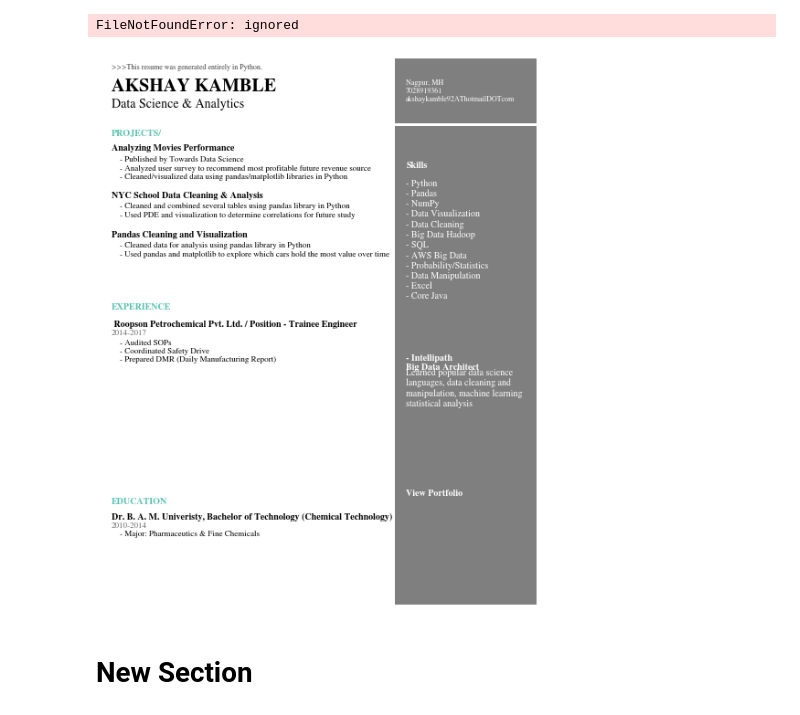
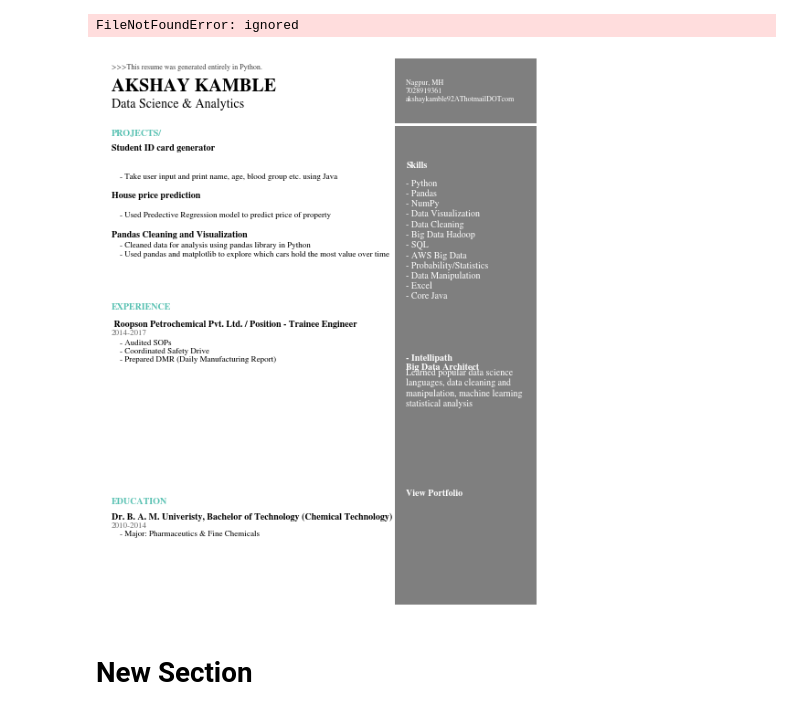
Before and after one commit to akkikam/akkikam, a Jupyter notebook: Resume(Python).ipynb, the cells around one changed output. Saved outputs shown, nothing was run; the diff lists cells and outputs as text; code cells hidden in the pictures.

```diff
--- a/Resume(Python).ipynb
+++ b/Resume(Python).ipynb
@@ -6,10 +6,10 @@ Name = 'AKSHAY KAMBLE'
 Title = 'Data Science & Analytics'
 Contact = 'Nagpur, MH\n7028919361\nakshaykamble92AThotmailDOTcom\n'
 ProjectsHeader = 'PROJECTS/'
-ProjectOneTitle = 'Analyzing Movies Performance'
-ProjectOneDesc = '- Published by Towards Data Science\n- Analyzed user survey to recommend most profitable future revenue source\n- Cleaned/visualized data using pandas/matplotlib libraries in Python'
-ProjectTwoTitle = 'NYC School Data Cleaning & Analysis'
-ProjectTwoDesc = '- Cleaned and combined several tables using pandas library in Python\n- Used PDE and visualization to determine correlations for future study'
+ProjectOneTitle = 'Student ID card generator'
+ProjectOneDesc = '- Take user input and print name, age, blood group etc. using Java'
+ProjectTwoTitle = 'House price prediction'
+ProjectTwoDesc = '- Used Predective Regression model to predict price of property'
 ProjectThreeTitle = 'Pandas Cleaning and Visualization'
 ProjectThreeDesc = '- Cleaned data for analysis using pandas library in Python\n- Used pandas and matplotlib to explore which cars hold the most value over time'
 
@@ -53,33 +53,33 @@ plt.annotate(ProjectOneDesc, (.04,.78), weight='regular', fontsize=9)
 plt.annotate(ProjectTwoTitle, (.02,.745), weight='bold', fontsize=10)
 plt.annotate(ProjectTwoDesc, (.04,.71), weight='regular', fontsize=9)
 plt.annotate(ProjectThreeTitle, (.02,.672), weight='bold', fontsize=10)
 plt.annotate(ProjectThreeDesc, (.04,.638), weight='regular', fontsize=9)
 
 plt.annotate(WorkHeader, (.02,.54), weight='bold', fontsize=10, color='#58C1B2')
 plt.annotate(WorkOneTitle, (.02,.508), weight='bold', fontsize=10)
 plt.annotate(WorkOneTime, (.02,.493), weight='regular', fontsize=9, alpha=.6)
 plt.annotate(WorkOneDesc, (.04,.445), weight='regular', fontsize=9)
 
 plt.annotate(EduHeader, (.02,.185), weight='bold', fontsize=10, color='#58C1B2')
 plt.annotate(EduOneTitle, (.02,.155), weight='bold', fontsize=10)
 plt.annotate(EduOneTime, (.02,.14), weight='regular', fontsize=9, alpha=.6)
 plt.annotate(EduOneDesc, (.04,.125), weight='regular', fontsize=9)
 
 plt.annotate(SkillsHeader, (.7,.8), weight='bold', fontsize=10, color='#ffffff')
 plt.annotate(SkillsDesc, (.7,.56), weight='regular', fontsize=10, color='#ffffff')
 plt.annotate(ExtrasTitle, (.7,.43), weight='bold', fontsize=10, color='#ffffff')
 plt.annotate(ExtrasDesc, (.7,.345), weight='regular', fontsize=10, color='#ffffff')
 plt.annotate(CodeTitle, (.7,.2), weight='bold', fontsize=10, color='#ffffff')
 #add qr code
 from matplotlib.offsetbox import TextArea, DrawingArea, OffsetImage, AnnotationBbox
 import matplotlib.image as mpimg
 arr_code = mpimg.imread('ekresumecode.png')
 imagebox = OffsetImage(arr_code, zoom=0.5)
 ab = AnnotationBbox(imagebox, (0.84, 0.12))
 ax.add_artist(ab)
 plt.savefig('resumeexample.png', dpi=300, bbox_inches='tight')
 # %% [output]
 FileNotFoundError: ignored
-[figure, old version]
+[figure, new version]
 # %% [markdown]
 # New Section
```
